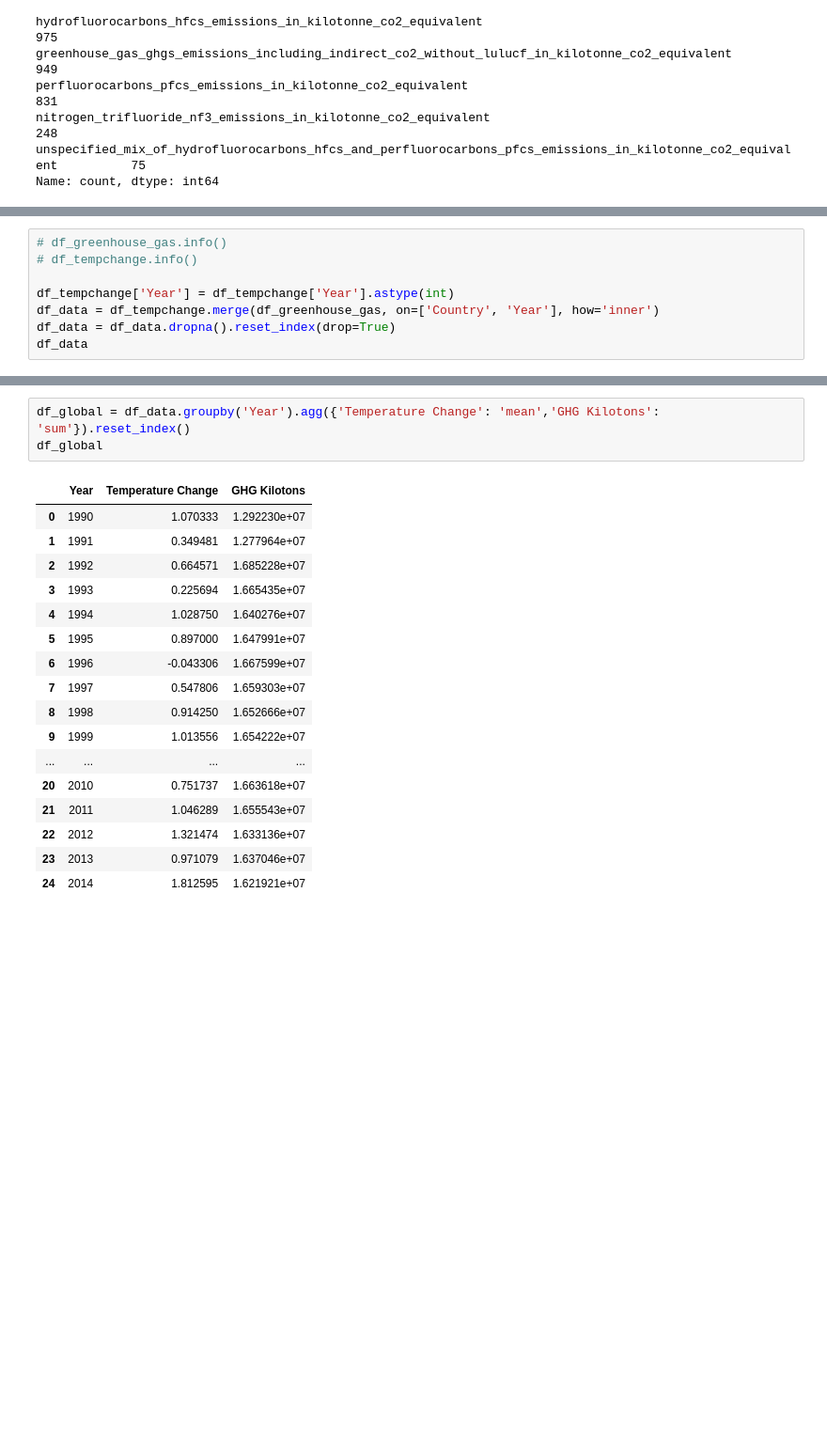
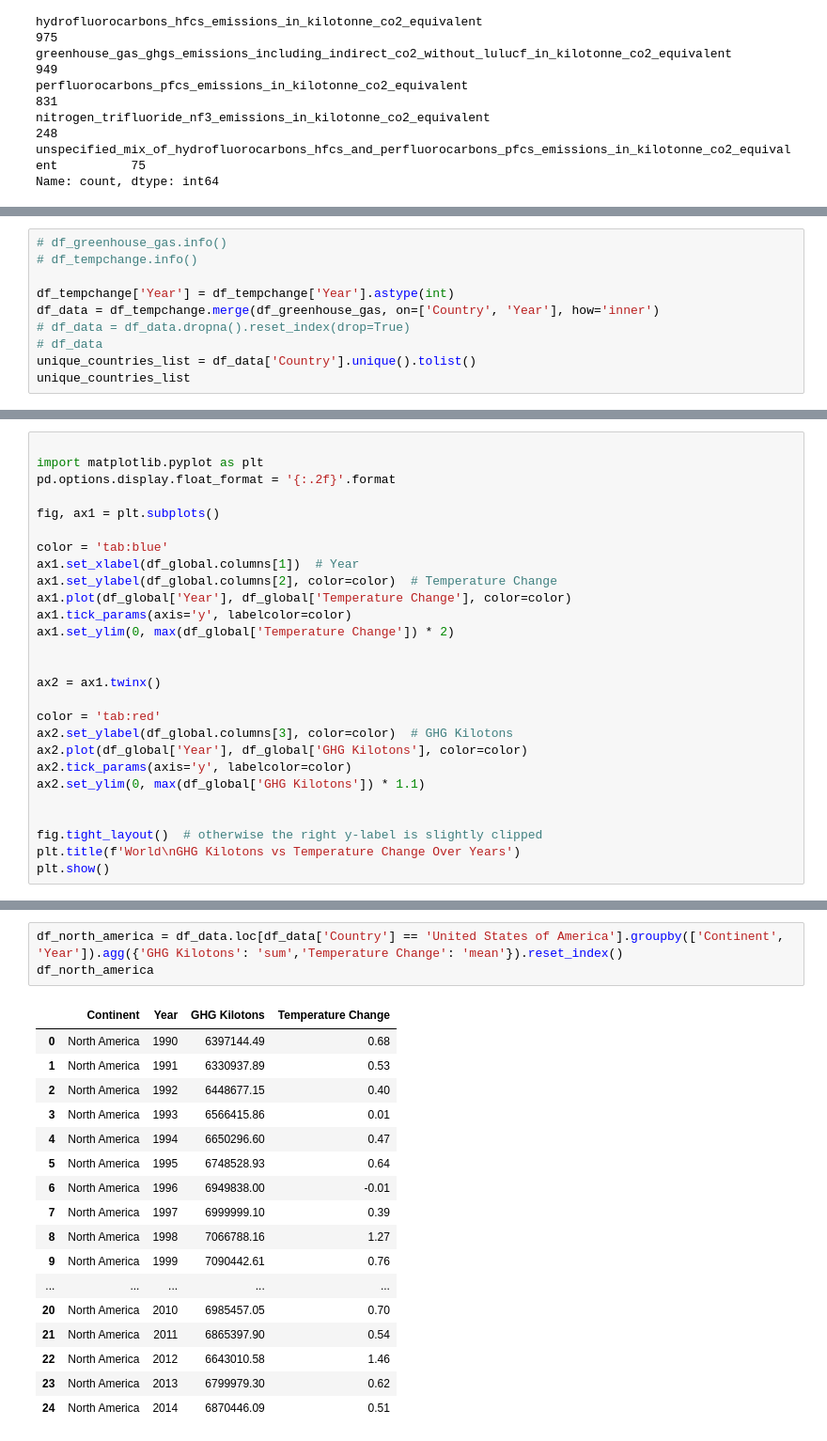
Before and after one commit to LaserLon/EDA, a Jupyter notebook: Project/EDA.ipynb, the cells around one changed output, grey strips where cells are left out. Shown at 94% size. Drawn from its saved outputs; the diff is of its cells as text; blank space fills up the shorter version.

```diff
--- a/Project/EDA.ipynb
+++ b/Project/EDA.ipynb
@@ -401,6 +450,8 @@ df_greenhouse_gas
 
 df_tempchange['Year'] = df_tempchange['Year'].astype(int)
 df_data = df_tempchange.merge(df_greenhouse_gas, on=['Country', 'Year'], how='inner')
-df_data = df_data.dropna().reset_index(drop=True)
-df_data
+# df_data = df_data.dropna().reset_index(drop=True)
+# df_data
+unique_countries_list = df_data['Country'].unique().tolist()
+unique_countries_list
 # %% [output]
@@ -460,0 +522,27 @@ df_data.head()
+# %%
+
+import matplotlib.pyplot as plt
+pd.options.display.float_format = '{:.2f}'.format
+
+fig, ax1 = plt.subplots()
+
+color = 'tab:blue'
+ax1.set_xlabel(df_global.columns[1])  # Year
+ax1.set_ylabel(df_global.columns[2], color=color)  # Temperature Change
+ax1.plot(df_global['Year'], df_global['Temperature Change'], color=color)
+ax1.tick_params(axis='y', labelcolor=color)
+ax1.set_ylim(0, max(df_global['Temperature Change']) * 2)
+
+
+ax2 = ax1.twinx()
+
+color = 'tab:red'
+ax2.set_ylabel(df_global.columns[3], color=color)  # GHG Kilotons
+ax2.plot(df_global['Year'], df_global['GHG Kilotons'], color=color)
+ax2.tick_params(axis='y', labelcolor=color)
+ax2.set_ylim(0, max(df_global['GHG Kilotons']) * 1.1)
+
+
+fig.tight_layout()  # otherwise the right y-label is slightly clipped
+plt.title(f'World\nGHG Kilotons vs Temperature Change Over Years')
+plt.show()
@@ -461,21 +567,21 @@ df_data.head()
 # %%
-df_global = df_data.groupby('Year').agg({'Temperature Change': 'mean','GHG Kilotons': 'sum'}).reset_index()
-df_global
+df_north_america = df_data.loc[df_data['Country'] == 'United States of America'].groupby(['Continent', 'Year']).agg({'GHG Kilotons': 'sum','Temperature Change': 'mean'}).reset_index()
+df_north_america
 # %% [output]
-|  | Year | Temperature Change | GHG Kilotons |
-| 0 | 1990 | 1.070333 | 1.292230e+07 |
-| 1 | 1991 | 0.349481 | 1.277964e+07 |
-| 2 | 1992 | 0.664571 | 1.685228e+07 |
-| 3 | 1993 | 0.225694 | 1.665435e+07 |
-| 4 | 1994 | 1.028750 | 1.640276e+07 |
-| 5 | 1995 | 0.897000 | 1.647991e+07 |
-| 6 | 1996 | -0.043306 | 1.667599e+07 |
-| 7 | 1997 | 0.547806 | 1.659303e+07 |
-| 8 | 1998 | 0.914250 | 1.652666e+07 |
-| 9 | 1999 | 1.013556 | 1.654222e+07 |
-| ... | ... | ... | ... |
-| 20 | 2010 | 0.751737 | 1.663618e+07 |
-| 21 | 2011 | 1.046289 | 1.655543e+07 |
-| 22 | 2012 | 1.321474 | 1.633136e+07 |
-| 23 | 2013 | 0.971079 | 1.637046e+07 |
-| 24 | 2014 | 1.812595 | 1.621921e+07 |
+|  | Continent | Year | GHG Kilotons | Temperature Change |
+| 0 | North America | 1990 | 6397144.49 | 0.68 |
+| 1 | North America | 1991 | 6330937.89 | 0.53 |
+| 2 | North America | 1992 | 6448677.15 | 0.40 |
+| 3 | North America | 1993 | 6566415.86 | 0.01 |
+| 4 | North America | 1994 | 6650296.60 | 0.47 |
+| 5 | North America | 1995 | 6748528.93 | 0.64 |
+| 6 | North America | 1996 | 6949838.00 | -0.01 |
+| 7 | North America | 1997 | 6999999.10 | 0.39 |
+| 8 | North America | 1998 | 7066788.16 | 1.27 |
+| 9 | North America | 1999 | 7090442.61 | 0.76 |
+| ... | ... | ... | ... | ... |
+| 20 | North America | 2010 | 6985457.05 | 0.70 |
+| 21 | North America | 2011 | 6865397.90 | 0.54 |
+| 22 | North America | 2012 | 6643010.58 | 1.46 |
+| 23 | North America | 2013 | 6799979.30 | 0.62 |
+| 24 | North America | 2014 | 6870446.09 | 0.51 |
```
Also changed, not shown: parts of 38 cells of this notebook, 1 other file.
